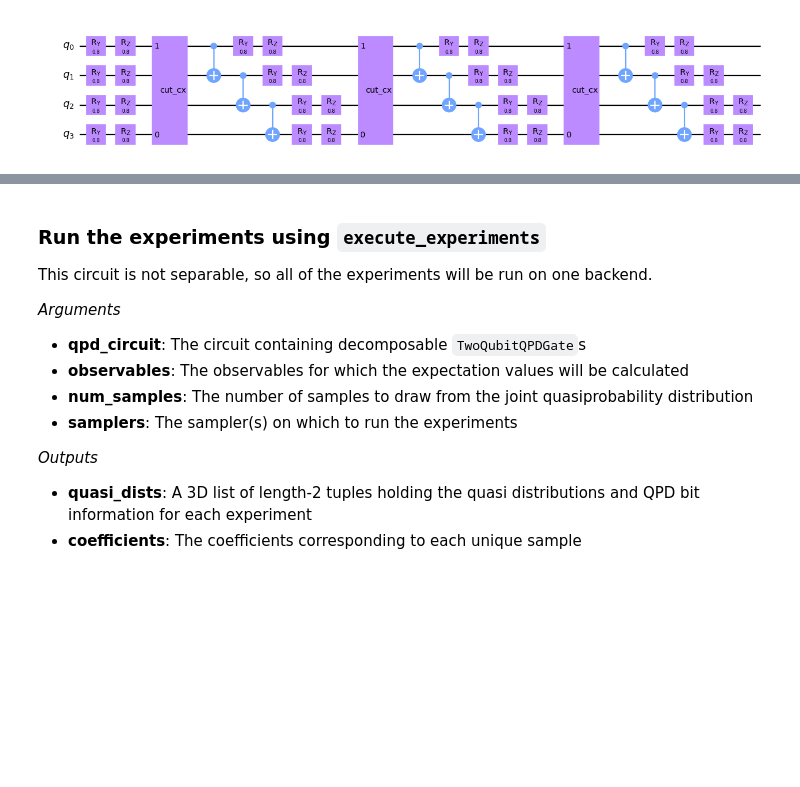
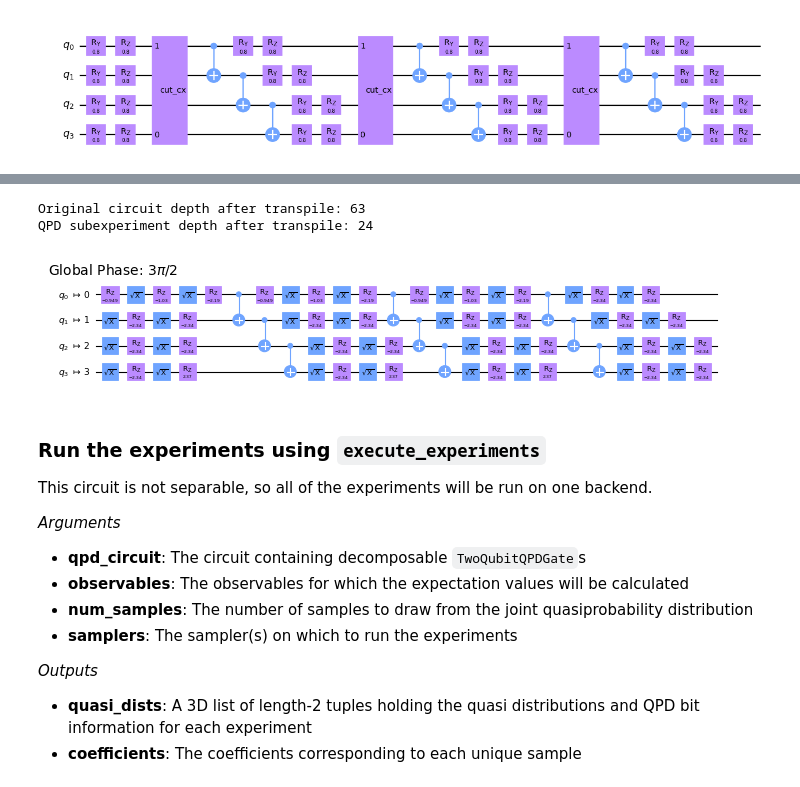
Before and after one commit to Qiskit/qiskit-addon-cutting, a Jupyter notebook: docs/circuit_cutting/tutorials/gate_cutting_to_reduce_swap_overhead.ipynb, the cells around one changed output, grey strips where cells are left out. Cells and saved outputs as stored; diff of their text form; code cells hidden in the pictures; blank space fills up the shorter version.

Commit message:
Show the depth improvement of QPD subexperiments compared to orginal circuit

```diff
--- a/docs/circuit_cutting/tutorials/gate_cutting_to_reduce_swap_overhead.ipynb
+++ b/docs/circuit_cutting/tutorials/gate_cutting_to_reduce_swap_overhead.ipynb
@@ -59,3 +65,21 @@ qpd_circuit.draw("mpl", scale=0.8)
+# %%
+# Set bases to which the QPD gates should decompose
+for idx in cut_indices:
+    qpd_circuit[idx].operation.basis_id = 0
+
+# Decompose TwoQubitQPDGates into SingleQubitQPDGates
+qpd_circuit_dx = qpd_circuit.decompose()
+
+# Transpile the decomposed circuit to the same layout
+transpiled_qpd_circuit = transpile(qpd_circuit_dx, backend=backend, initial_layout=[0, 1, 2, 3])
+
+print(f"Original circuit depth after transpile: {transpiled_qc.depth()}")
+print(f"QPD subexperiment depth after transpile: {transpiled_qpd_circuit.depth()}")
+transpiled_qpd_circuit.draw("mpl", scale=0.4, idle_wires=False)
+# %% [output]
+Original circuit depth after transpile: 63
+QPD subexperiment depth after transpile: 24
+[figure, added]
 # %% [markdown]
 ### Run the experiments using `execute_experiments`
 
```
Also changed, not shown: parts of 3 cells of this notebook.
